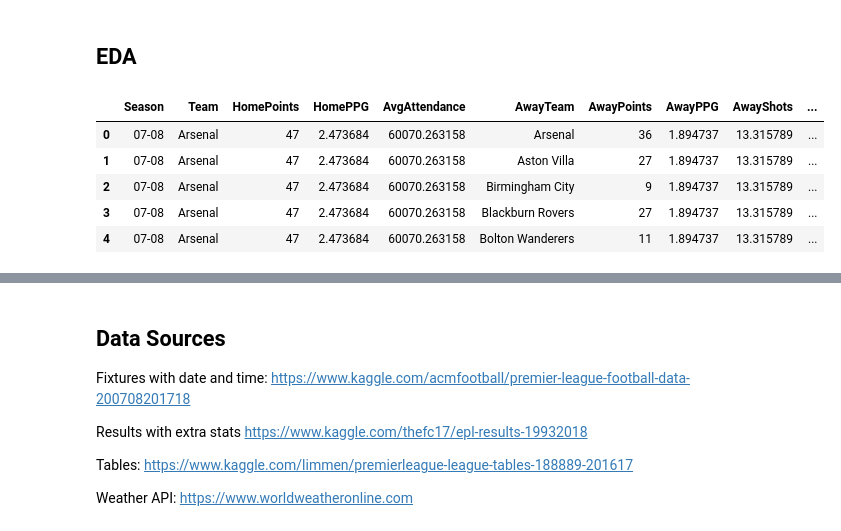
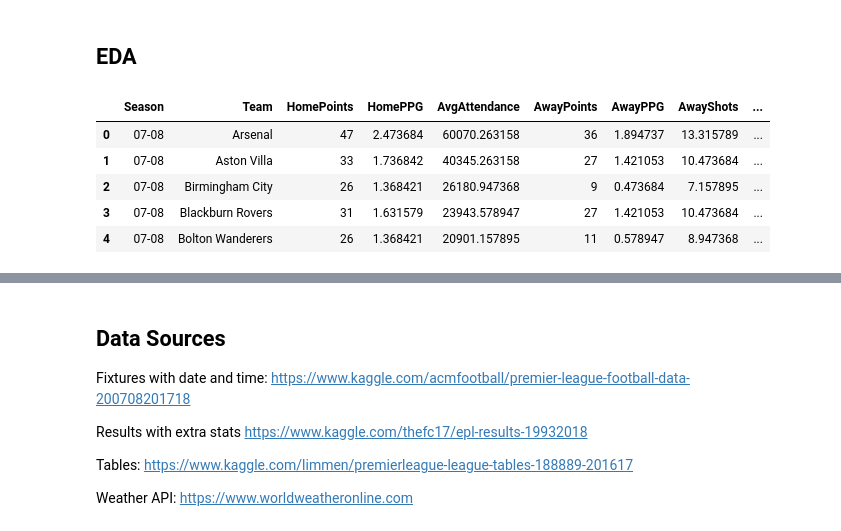
Before and after one commit to myfriendscallmeJ/a4, a Jupyter notebook: Project 4.ipynb, the cells around one changed output, grey strips where cells are left out. Saved outputs shown, nothing was run; the diff lists cells and outputs as text; code cells hidden in the pictures.

```diff
--- a/Project 4.ipynb
+++ b/Project 4.ipynb
@@ -544,39 +544,40 @@ def home_points_cal(row):
     else:
         return 0
 
 def away_points_cal(row):
     if row['HomeScore'] < row['AwayScore']:
         return 3
     elif row ['HomeScore']==row['AwayScore']:
         return 1
     else:
         return 0
 
 PremierLeague['HomePoints']=PremierLeague.apply(home_points_cal,axis=1)
 PremierLeague['AwayPoints']=PremierLeague.apply(away_points_cal,axis=1)
 Club_Pts=PremierLeague[['Season', 'Date','HomeTeam','AwayTeam','HomeScore','AwayScore', 'Result','Attendance','HomePoints','AwayPoints', 'AwayShots', 'AwayShotsOnTarget', 'HomeFouls', 'HomeYellows']]
 Home_Pts=pd.DataFrame(Club_Pts.groupby(['Season','HomeTeam'])['HomePoints', 'Attendance'].mean())
 Home_Pts.reset_index(inplace=True)
 Home_Pts=Home_Pts.rename(columns={'HomeTeam':'Team', 'HomePoints':'HomePPG','Attendance':'AvgAttendance'})
 Home_Pts2=pd.DataFrame(Club_Pts.groupby(['Season','HomeTeam'])['HomePoints'].sum())
 Home_Pts2.reset_index(inplace=True)
 Home_Pts2=Home_Pts2.rename(columns={'HomeTeam':'Team'})
 Home_Pts = pd.merge(Home_Pts2, Home_Pts)
 Away_Pts=pd.DataFrame(Club_Pts.groupby(['Season','AwayTeam'])['AwayPoints', 'AwayShots', 'AwayShotsOnTarget', 'HomeFouls', 'HomeYellows' ].mean())
 Away_Pts.reset_index(inplace=True)
 Away_Pts=Away_Pts.rename(columns={'AwayTeam':'Team', 'AwayPoints':'AwayPPG', 'HomeFouls':'FoulsDrawnAway', 'HomeYellows':'OppYellowsAway'})
 Away_Pts2 = pd.DataFrame(Club_Pts.groupby(['Season','AwayTeam'])['AwayPoints'].sum())
 Away_Pts2.reset_index(inplace=True)
+Away_Pts2=Away_Pts2.rename(columns={'AwayTeam':'Team'})
 Away_Pts = pd.merge(Away_Pts2, Away_Pts)
 Club_Pts=pd.merge(Home_Pts,  Away_Pts)
 Club_Pts.head()
 # %% [output]
-|  | Season | Team | HomePoints | HomePPG | AvgAttendance | AwayTeam | AwayPoints | AwayPPG | AwayShots | ... |
-| 0 | 07-08 | Arsenal | 47 | 2.473684 | 60070.263158 | Arsenal | 36 | 1.894737 | 13.315789 | ... |
-| 1 | 07-08 | Arsenal | 47 | 2.473684 | 60070.263158 | Aston Villa | 27 | 1.894737 | 13.315789 | ... |
-| 2 | 07-08 | Arsenal | 47 | 2.473684 | 60070.263158 | Birmingham City | 9 | 1.894737 | 13.315789 | ... |
-| 3 | 07-08 | Arsenal | 47 | 2.473684 | 60070.263158 | Blackburn Rovers | 27 | 1.894737 | 13.315789 | ... |
-| 4 | 07-08 | Arsenal | 47 | 2.473684 | 60070.263158 | Bolton Wanderers | 11 | 1.894737 | 13.315789 | ... |
+|  | Season | Team | HomePoints | HomePPG | AvgAttendance | AwayPoints | AwayPPG | AwayShots | ... |
+| 0 | 07-08 | Arsenal | 47 | 2.473684 | 60070.263158 | 36 | 1.894737 | 13.315789 | ... |
+| 1 | 07-08 | Aston Villa | 33 | 1.736842 | 40345.263158 | 27 | 1.421053 | 10.473684 | ... |
+| 2 | 07-08 | Birmingham City | 26 | 1.368421 | 26180.947368 | 9 | 0.473684 | 7.157895 | ... |
+| 3 | 07-08 | Blackburn Rovers | 31 | 1.631579 | 23943.578947 | 27 | 1.421053 | 10.473684 | ... |
+| 4 | 07-08 | Bolton Wanderers | 26 | 1.368421 | 20901.157895 | 11 | 0.578947 | 8.947368 | ... |
 # %%
 HomeMedian = Club_Pts.HomePPG.median()
 AwayMedian = Club_Pts.AwayPPG.median()
```
Also changed, not shown: parts of 8 cells of this notebook.
